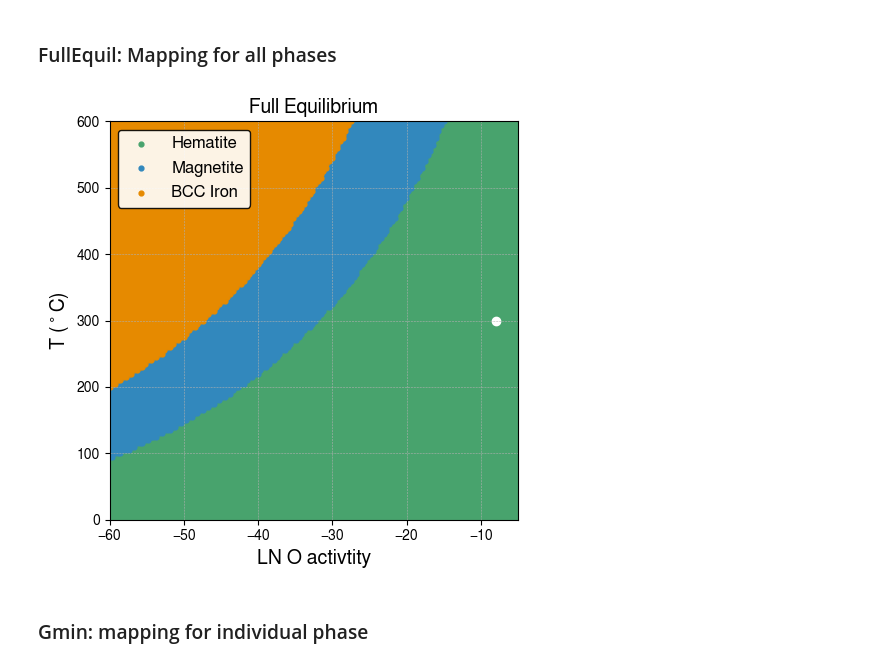
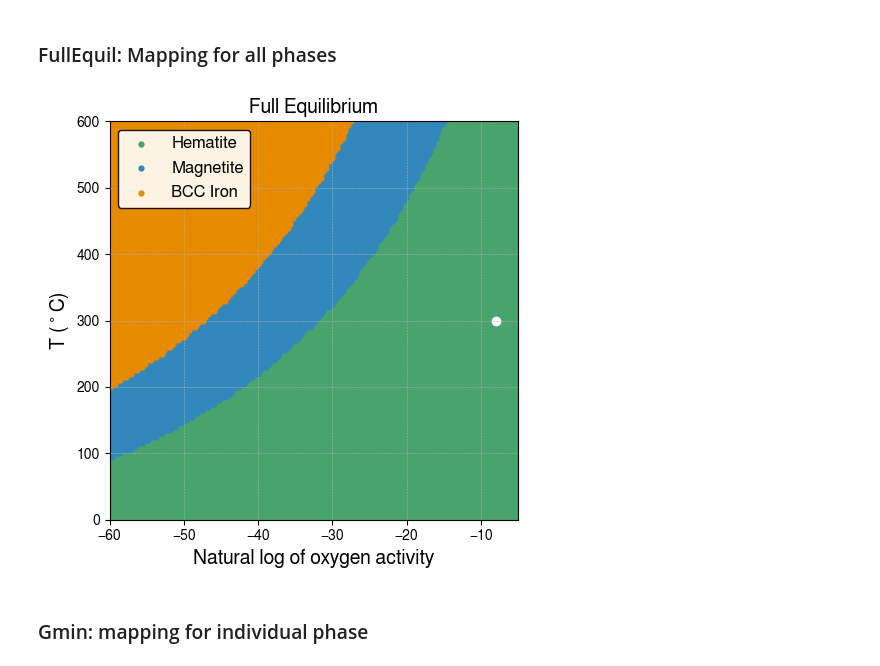
Before and after one commit to YXWU2014/IronOxide_TC, a Jupyter notebook: IronOxide_TC_calculations.ipynb, the cells around one changed output. Drawn from its saved outputs; the diff is of its cells as text; code cells hidden in the pictures.

```diff
--- a/IronOxide_TC_calculations.ipynb
+++ b/IronOxide_TC_calculations.ipynb
@@ -535,34 +535,34 @@ df_FullEquil_LIQUID = df_FullEquil_LIQUID[df_FullEquil_LIQUID['np(LIQUID)']
 # %%
 # Plotting the individual dataframes
 plt.figure(figsize=(5, 5))
 
 for i, phase in enumerate(phases_list):
     if phase == "WUSTITE" or phase == "LIQUID":
         pass
     else:
         df = globals()[f'df_FullEquil_{phase}']
         plt.scatter(df['lnacr_o'], df['T']-273.15, s=12,
                     label=labels_list[i],
                     color=colors[phase], alpha=1)
 plt.scatter([-7.9663978], [300], color='white')
-plt.xlabel('LN O activtity', fontsize=14)
+plt.xlabel('Natural log of oxygen activity', fontsize=14)
 plt.ylabel(r'T ($^\circ$C)', fontsize=14)
 plt.title('Full Equilibrium', fontsize=14)
 plt.legend(fontsize=12, loc='upper left',
            facecolor='white', edgecolor='black', framealpha=0.9)
 plt.grid(True, which='both', linestyle='--', linewidth=0.4)
 plt.xlim([min(df_Gmin['lnacr_o']), max(df_Gmin['lnacr_o'])])
 plt.ylim([min(df_Gmin['T'])-273.15, max(df_Gmin['T'])-273.15])
 plt.yticks(range(0, 601, 100))
 plt.tight_layout()
 
 plt_output_fname = "IronOxide_TC_FullEquil.png"
 plt.savefig(os.path.join(current_directory, plt_output_fname),
             format='png', dpi=300, bbox_inches='tight', )
 
 plt.show()
 # %% [output]
-[figure, old version]
+[figure, new version]
 # %% [markdown]
 ### Gmin: mapping for individual phase
 # %%
```
Also changed, not shown: parts of 5 cells of this notebook, 7 other files.
